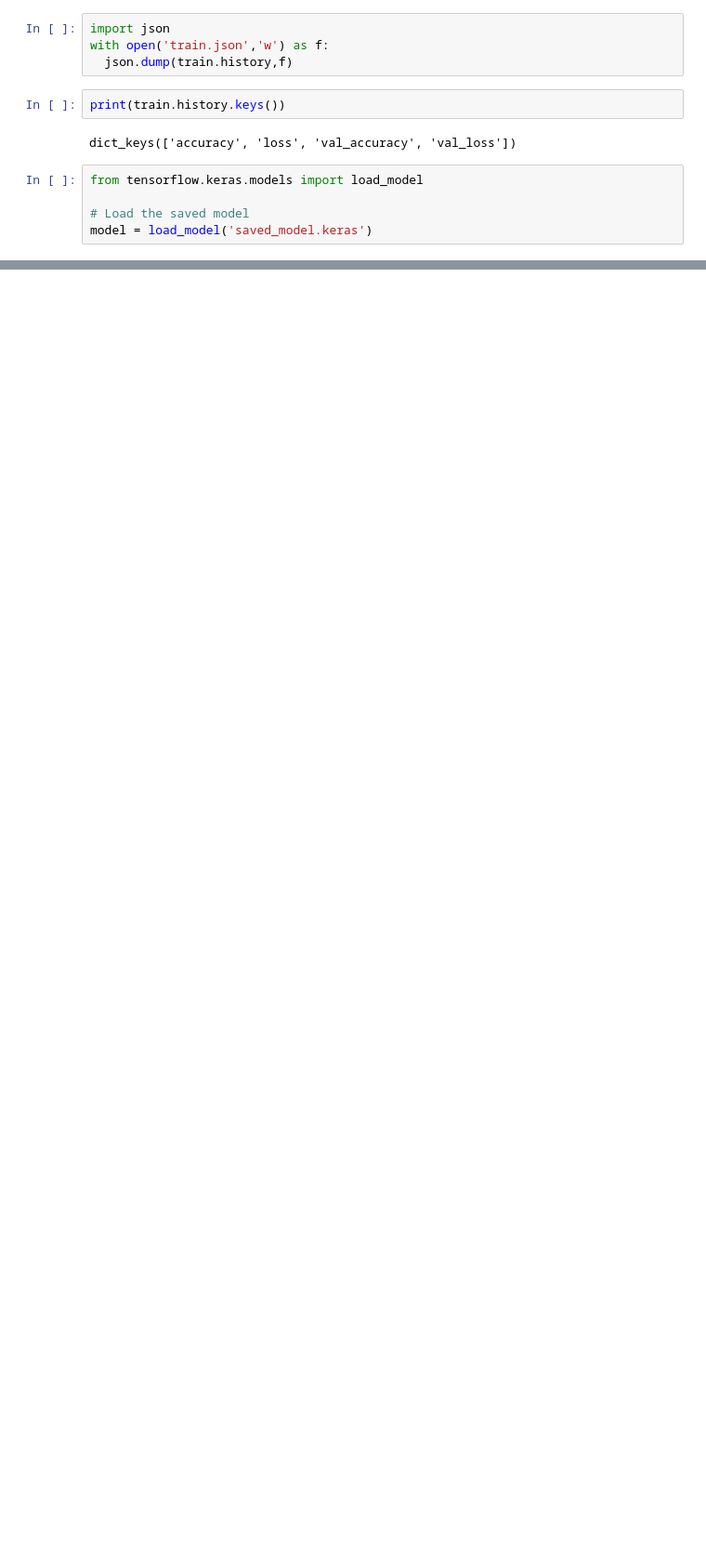
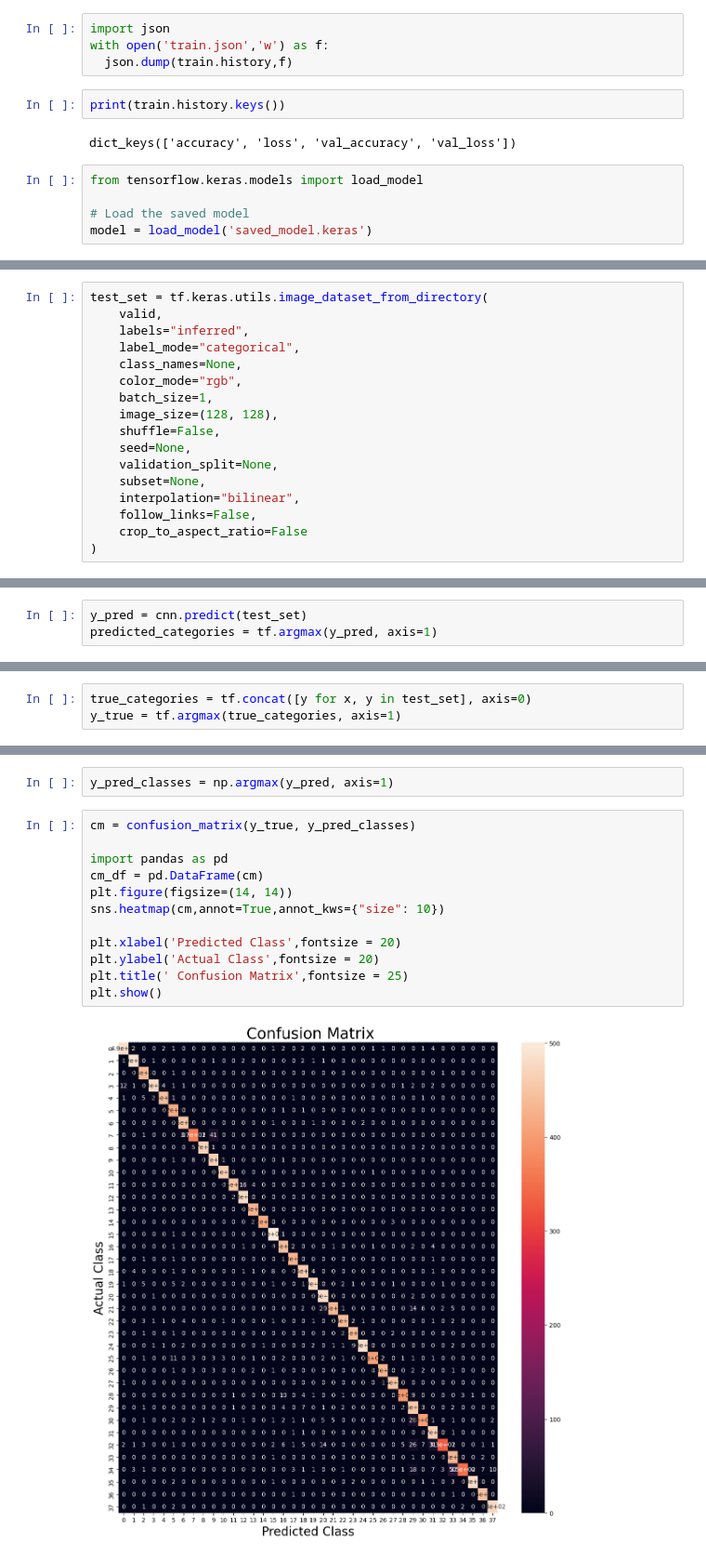
Before and after one commit to aditiadri/AgriVision-DiseaseDetector, a Jupyter notebook: Untitled17.ipynb, the cells around one changed output, grey strips where cells are left out. Shown at 93% size. Drawn from its saved outputs; the diff is of its cells as text; blank space fills up the shorter version.

```diff
--- a/Untitled17.ipynb
+++ b/Untitled17.ipynb
@@ -337,0 +478,17 @@ model = load_model('saved_model.keras')
+# %%
+test_set = tf.keras.utils.image_dataset_from_directory(
+    valid,
+    labels="inferred",
+    label_mode="categorical",
+    class_names=None,
+    color_mode="rgb",
+    batch_size=1,
+    image_size=(128, 128),
+    shuffle=False,
+    seed=None,
+    validation_split=None,
+    subset=None,
+    interpolation="bilinear",
+    follow_links=False,
+    crop_to_aspect_ratio=False
+)
@@ -337,0 +497,3 @@ model = load_model('saved_model.keras')
+# %%
+y_pred = cnn.predict(test_set)
+predicted_categories = tf.argmax(y_pred, axis=1)
@@ -337,0 +503,3 @@ model = load_model('saved_model.keras')
+# %%
+true_categories = tf.concat([y for x, y in test_set], axis=0)
+y_true = tf.argmax(true_categories, axis=1)
@@ -337,0 +552,16 @@ model = load_model('saved_model.keras')
+# %%
+y_pred_classes = np.argmax(y_pred, axis=1)
+# %%
+cm = confusion_matrix(y_true, y_pred_classes)
+
+import pandas as pd
+cm_df = pd.DataFrame(cm)
+plt.figure(figsize=(14, 14))
+sns.heatmap(cm,annot=True,annot_kws={"size": 10})
+
+plt.xlabel('Predicted Class',fontsize = 20)
+plt.ylabel('Actual Class',fontsize = 20)
+plt.title(' Confusion Matrix',fontsize = 25)
+plt.show()
+# %% [output]
+[figure, added]
```
Also changed, not shown: parts of 26 cells of this notebook.
